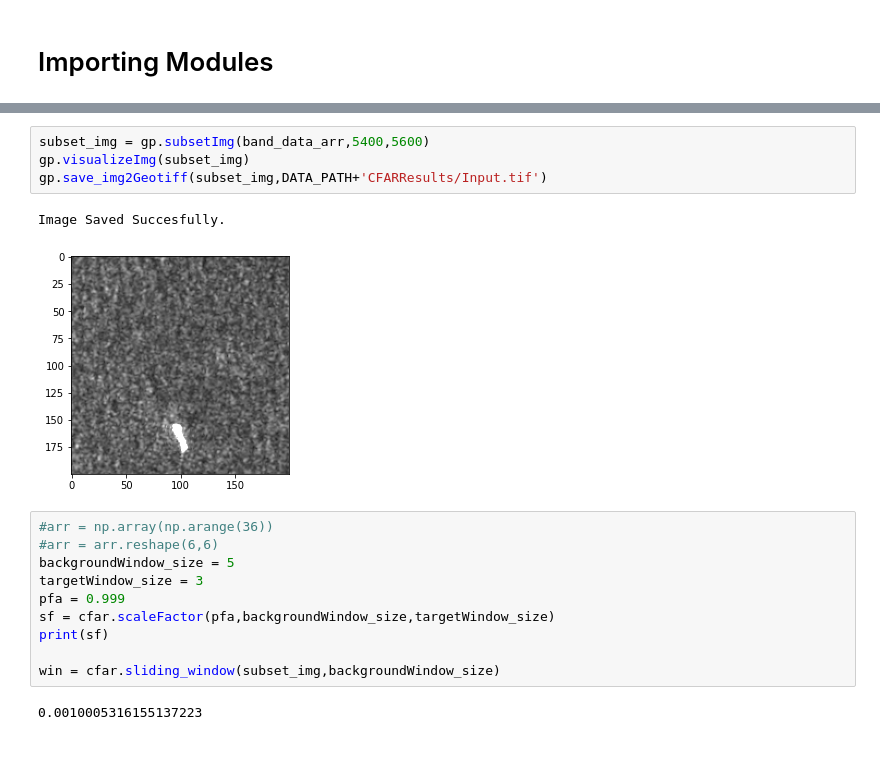
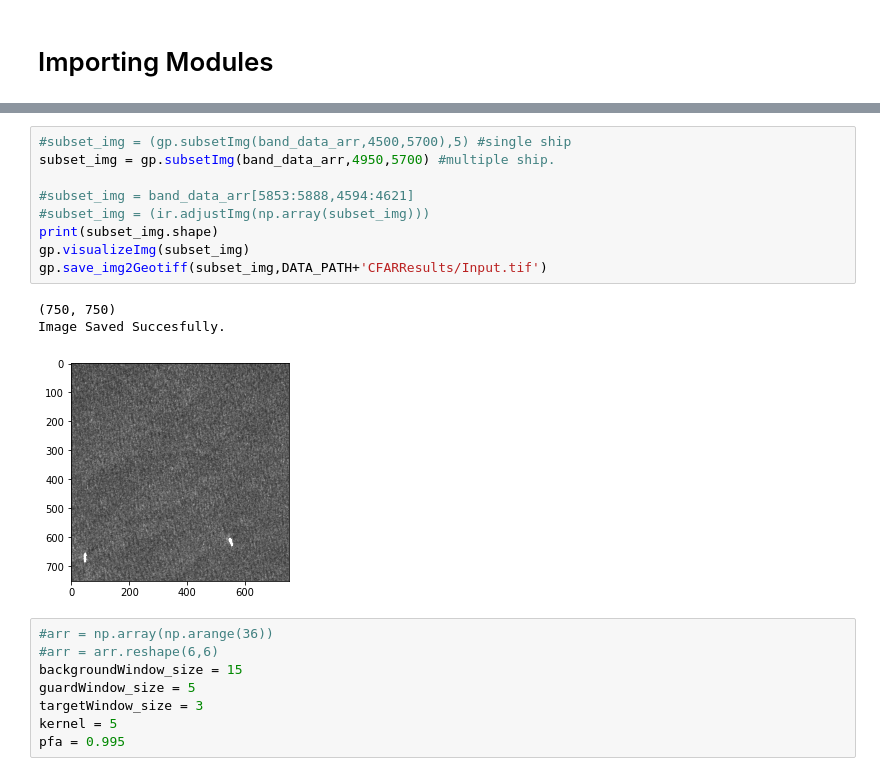
Before and after one commit to harshal306/ShipDetectionBCFAR_SARImagery, a Jupyter notebook: AdaptiveThresholdAlgo/CFARImplementation.ipynb, the cells around one changed output, grey strips where cells are left out. Cells and saved outputs as stored; diff of their text form.

Commit message:
Updating CFAR kernel

```diff
--- a/AdaptiveThresholdAlgo/CFARImplementation.ipynb
+++ b/AdaptiveThresholdAlgo/CFARImplementation.ipynb
@@ -32,19 +22,21 @@ noise
-# %%
-subset_img = gp.subsetImg(band_data_arr,5400,5600)
-gp.visualizeImg(subset_img)
-gp.save_img2Geotiff(subset_img,DATA_PATH+'CFARResults/Input.tif')
-# %% [output]
-Image Saved Succesfully.
-[figure, removed]
+# %%
+#subset_img = (gp.subsetImg(band_data_arr,4500,5700),5) #single ship
+subset_img = gp.subsetImg(band_data_arr,4950,5700) #multiple ship.
+
+#subset_img = band_data_arr[5853:5888,4594:4621]
+#subset_img = (ir.adjustImg(np.array(subset_img)))
+print(subset_img.shape)
+gp.visualizeImg(subset_img)
+gp.save_img2Geotiff(subset_img,DATA_PATH+'CFARResults/Input.tif')
+# %% [output]
+(750, 750)
+Image Saved Succesfully.
+[figure, added]
 # %%
 #arr = np.array(np.arange(36))
 #arr = arr.reshape(6,6)
-backgroundWindow_size = 5
+backgroundWindow_size = 15
+guardWindow_size = 5
 targetWindow_size = 3
-pfa = 0.999
-sf = cfar.scaleFactor(pfa,backgroundWindow_size,targetWindow_size)
-print(sf)
-
-win = cfar.sliding_window(subset_img,backgroundWindow_size)
+kernel = 5
+pfa = 0.995
-# %% [output]
-0.0010005316155137223
```
Also changed, not shown: parts of 9 cells of this notebook, 3 other files.
